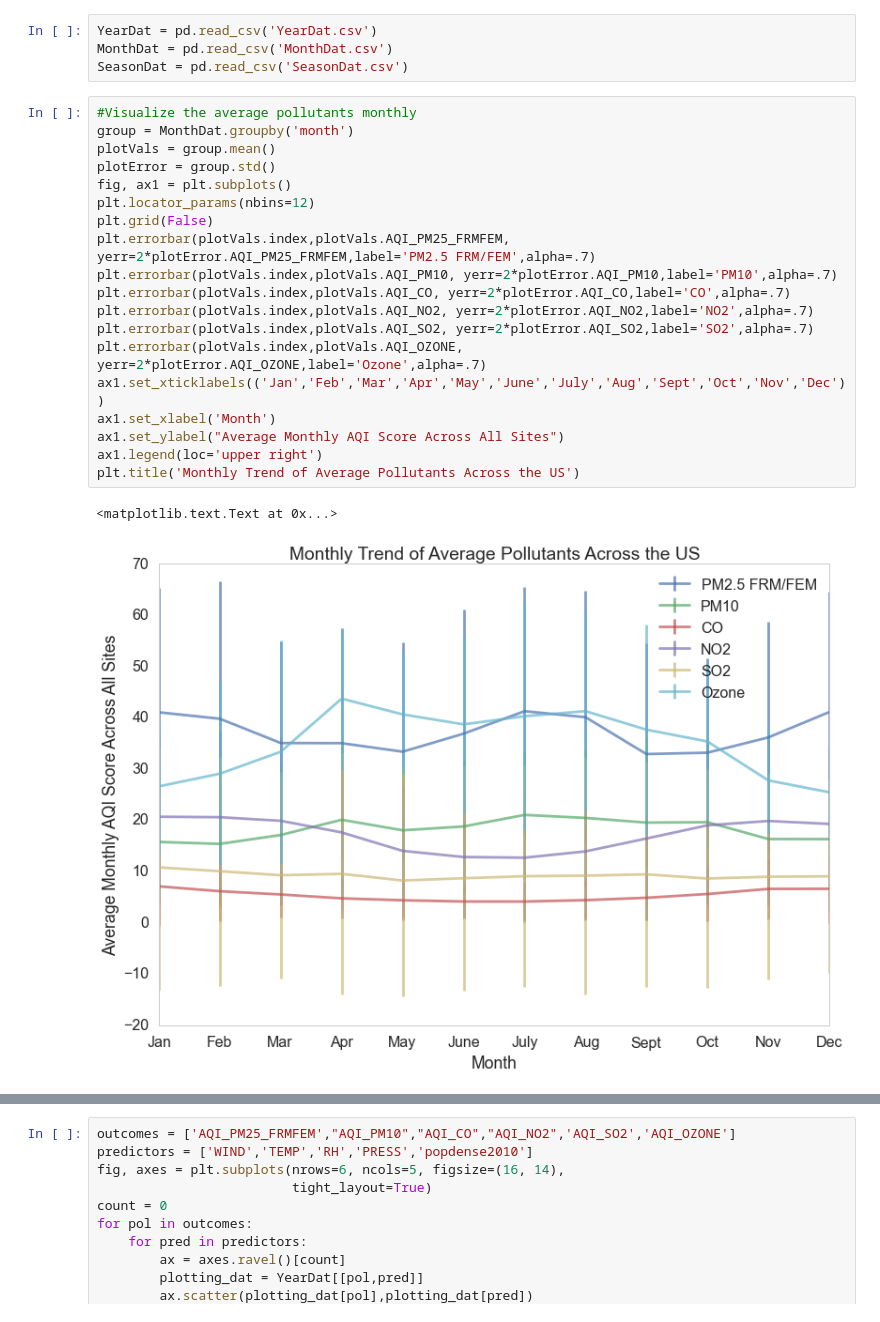
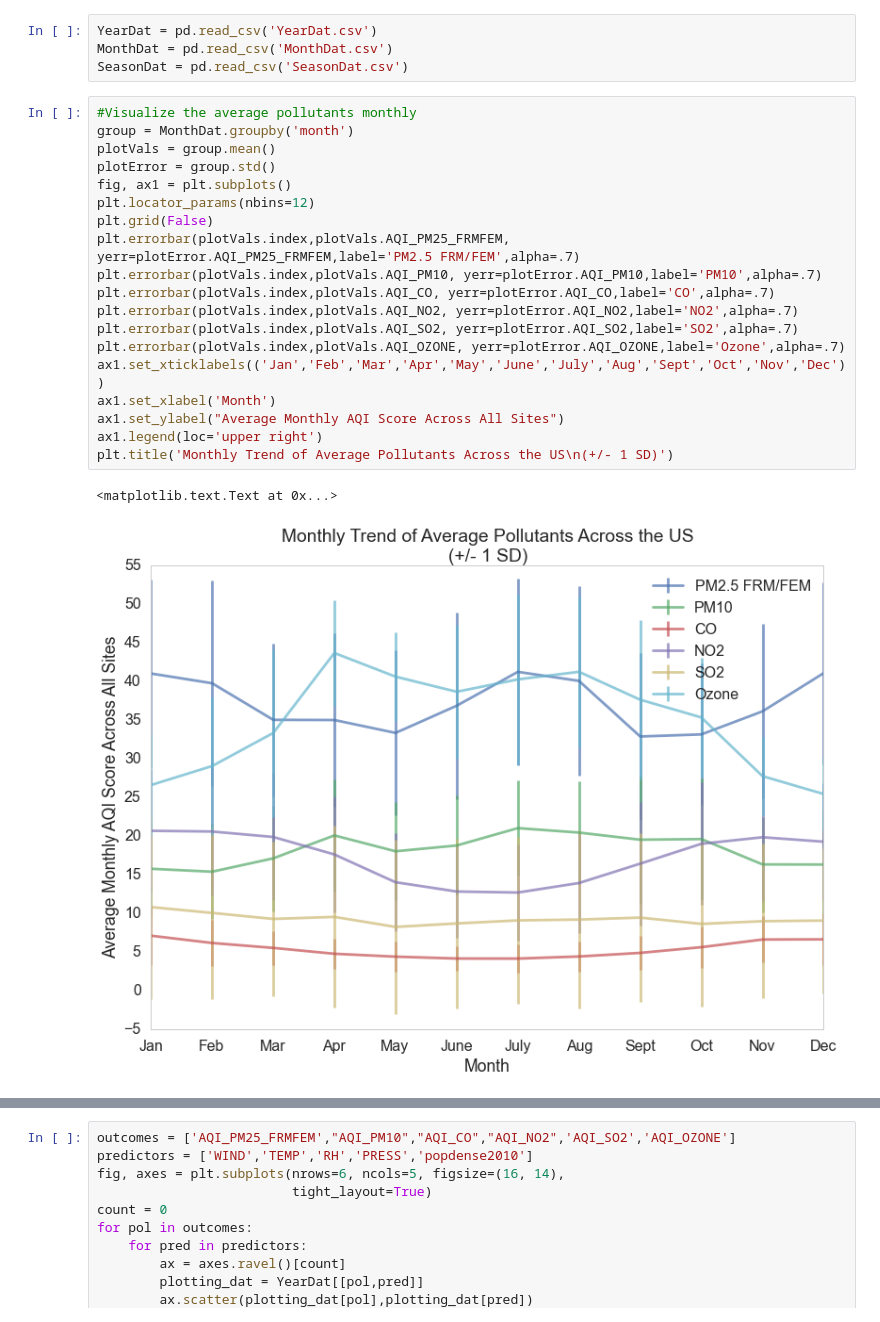
Before and after one commit to mchaffin17/AirPollutionFinalProject, a Jupyter notebook: ExploratoryDataAnalysis.ipynb, the cells around one changed output, grey strips where cells are left out. Drawn from its saved outputs; the diff is of its cells as text.

```diff
--- a/ExploratoryDataAnalysis.ipynb
+++ b/ExploratoryDataAnalysis.ipynb
@@ -25,25 +25,25 @@ SeasonDat = pd.read_csv('SeasonDat.csv')
 # %%
 #Visualize the average pollutants monthly
 group = MonthDat.groupby('month')
 plotVals = group.mean()
 plotError = group.std()
 fig, ax1 = plt.subplots()
 plt.locator_params(nbins=12)
 plt.grid(False)
-plt.errorbar(plotVals.index,plotVals.AQI_PM25_FRMFEM, yerr=2*plotError.AQI_PM25_FRMFEM,label='PM2.5 FRM/FEM',alpha=.7)
-plt.errorbar(plotVals.index,plotVals.AQI_PM10, yerr=2*plotError.AQI_PM10,label='PM10',alpha=.7)
-plt.errorbar(plotVals.index,plotVals.AQI_CO, yerr=2*plotError.AQI_CO,label='CO',alpha=.7)
-plt.errorbar(plotVals.index,plotVals.AQI_NO2, yerr=2*plotError.AQI_NO2,label='NO2',alpha=.7)
-plt.errorbar(plotVals.index,plotVals.AQI_SO2, yerr=2*plotError.AQI_SO2,label='SO2',alpha=.7)
-plt.errorbar(plotVals.index,plotVals.AQI_OZONE, yerr=2*plotError.AQI_OZONE,label='Ozone',alpha=.7)
+plt.errorbar(plotVals.index,plotVals.AQI_PM25_FRMFEM, yerr=plotError.AQI_PM25_FRMFEM,label='PM2.5 FRM/FEM',alpha=.7)
+plt.errorbar(plotVals.index,plotVals.AQI_PM10, yerr=plotError.AQI_PM10,label='PM10',alpha=.7)
+plt.errorbar(plotVals.index,plotVals.AQI_CO, yerr=plotError.AQI_CO,label='CO',alpha=.7)
+plt.errorbar(plotVals.index,plotVals.AQI_NO2, yerr=plotError.AQI_NO2,label='NO2',alpha=.7)
+plt.errorbar(plotVals.index,plotVals.AQI_SO2, yerr=plotError.AQI_SO2,label='SO2',alpha=.7)
+plt.errorbar(plotVals.index,plotVals.AQI_OZONE, yerr=plotError.AQI_OZONE,label='Ozone',alpha=.7)
 ax1.set_xticklabels(('Jan','Feb','Mar','Apr','May','June','July','Aug','Sept','Oct','Nov','Dec'))
 ax1.set_xlabel('Month')
 ax1.set_ylabel("Average Monthly AQI Score Across All Sites")
 ax1.legend(loc='upper right')
-plt.title('Monthly Trend of Average Pollutants Across the US')
+plt.title('Monthly Trend of Average Pollutants Across the US\n(+/- 1 SD)')
 # %% [output]
 <matplotlib.text.Text at 0x...>
-[figure, old version]
+[figure, new version]
 # %%
 #Visualize the average pollutants by season
 group = SeasonDat.groupby('season')
```
Also changed, not shown: parts of 1 cell of this notebook.
